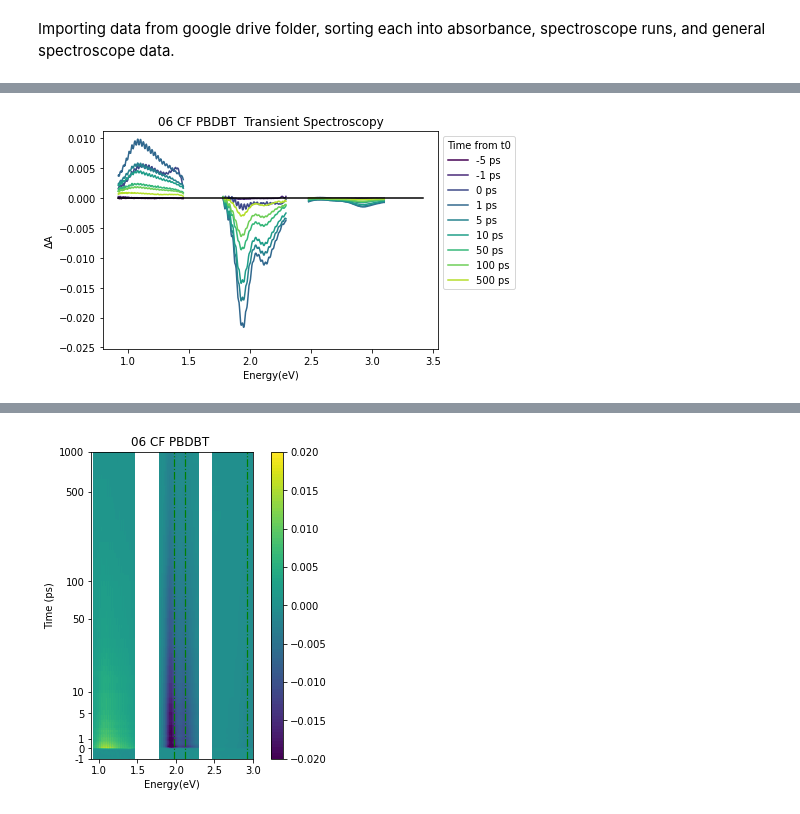
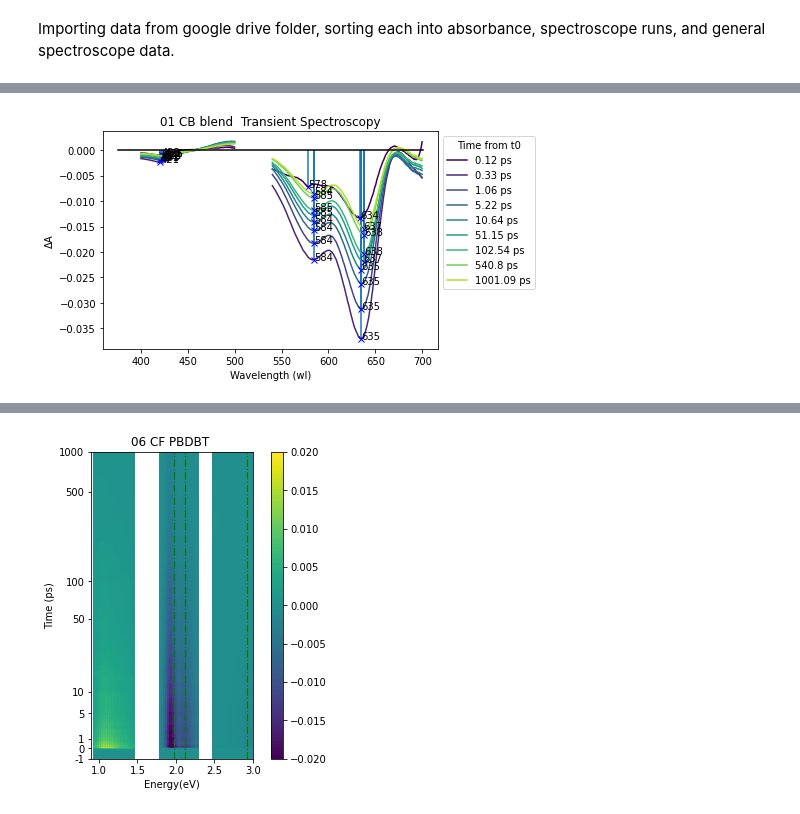
Before and after one commit to farbowitz/Sheffield-TA-Analysis-Code, a Jupyter notebook: PBDBT-ITIC TA Analysis-2.ipynb, the cells around one changed output, grey strips where cells are left out. Saved outputs shown, nothing was run; the diff lists cells and outputs as text; code cells hidden in the pictures.

```diff
--- a/PBDBT-ITIC TA Analysis-2.ipynb
+++ b/PBDBT-ITIC TA Analysis-2.ipynb
@@ -86,16 +86,18 @@ Mounted at drive
 # %% [markdown]
 Importing data from google drive folder, sorting each into absorbance, spectroscope runs, and general spectroscope data.
 # %%
+
+#REMOVE NOISY SECTIONS, ADJUST NIR AND UVVIS TO LOOK CONTINUOUS ON GRAPH
 for name in Spec_data:
   if 'UvVis' in name:
-    new = Spec_data[name][~((Spec_data[name].index <= 1239.842/400) & (Spec_data[name].index >= 1239.842/700))]
+    new = Spec_data[name][~((Spec_data[name].index > 400) & (Spec_data[name].index < 700))]
     print(Spec_data[name].loc[new.index, :])
     Spec_data[name].loc[new.index, :] = np.nan
     Spec_data[name] = Spec_data[name]/0.6
 
   else:
     print(name)
-    new = Spec_data[name][~((Spec_data[name].index > 1239.842/1400) & (Spec_data[name].index < 1239.842/850))]
+    new = Spec_data[name][~((Spec_data[name].index < 1400) & (Spec_data[name].index > 850))]
     print(Spec_data[name].loc[new.index, :])
     Spec_data[name].loc[new.index, :] = np.nan
     Spec_data[name] = Spec_data[name]*3
@@ -103,9 +105,11 @@ for name in Spec_data:
 #remember to remove laser signal
 for name in Spec_data:
   if 'UvVis' in name:
-    new = Spec_data[name][((Spec_data[name].index >= 1239.842/540) & (Spec_data[name].index <= 1239.842/500))]
+    new = Spec_data[name][((Spec_data[name].index <= 540) & (Spec_data[name].index >= 500))]
     print(Spec_data[name].loc[new.index, :])
     Spec_data[name].loc[new.index, :] = np.nan
+
+#create new dataset
 merged_data = {}
 for name1 in Spec_data:
   for name2 in Spec_data:
@@ -162,13 +259,9 @@ Energy(eV)                                ...
 # %%
-def spec_time_data(name, times):
-  plt.subplots()
-  for i in range(len(times)):
-      plt.plot(np.asarray(merge_interp[name].index), np.asarray(merge_interp[name][times[i]]),  label=str(dex[i])+' ps', color=colormap(i/n))
-      plt.legend(title='Time from t0', bbox_to_anchor=(1,1), loc="upper left")
-      plt.title(name + " Transient Spectroscopy")
-      plt.xlabel('Energy(eV)')
-      plt.ylabel('ΔA')
-      plt.ylim(.65*switch(name, bmin, pmin, imin), 0.65*switch(name, bmax, pmax, imax))
+
+
+
+
+'''
 #color method from stack exchange :https://stackoverflow.com/questions/25668828/how-to-create-colour-gradient-in-python
 def colorFader(c1,c2,mix=0): #fade (linear interpolate) from color c1 (at mix=0) to c2 (mix=1)
     c1=np.array(mpl.colors.to_rgb(c1))
@@ -176,7 +269,7 @@ def colorFader(c1,c2,mix=0): #fade (linear interpolate) from color c1 (at mix=0)
     return mpl.colors.to_hex((1-mix)*c1 + mix*c2)
 c1='white'
 c2='black'
-n=len(times)
+#n=len(times)
 #better color method?
 colormap = cm.get_cmap('viridis')
 #find global maxes to fix TA scale
@@ -208,8 +301,7 @@ imax = max(imaxes)
 imin = min(imins)
 gmax = max(maxes)
 gmin = min(mins)
-print(imaxes)
-print(imins)
+'''
 #routine for switching between type comparisons
 def switch(name, a, b, c):
   if int(name[0:2]) <= 4:
@@ -233,16 +325,47 @@ def find_nearest(array, number, direction):
         if not _delta_positive.empty:
             idx = _delta_positive.min()
     return idx
-for name in merge_interp:
-  dex = [-5, -1, 0, 1, 5, 10, 50, 100, 500]
-  times = []
-  for i in range(len(dex)):
-    times.append(np.around(find_nearest(merge_interp[name].columns,dex[i], 'forward')+dex[i], 2))
-  spec_time_data(name, times)
-  plt.plot(np.array(merge_interp[name].index), np.zeros(len(merge_interp[name].index), dtype=float, order='C'), color='black')
-  plt.show()
+
+#SUCH BIZARRE CODE, UPDATE: CLEANED IT!
+names = [name for name in merge_interp]
+#define colormap for future graphs
+cmap = 'viridis'
 
 
-  print(name)
-  plt.show()
+def spec_time_data(spectrum, names=names, desired_times = [0.1, 0.3,  1, 5, 10, 50, 100, 500,950], cmap=cmap):
+  colormap = cm.get_cmap(cmap)
+  for name in names:
+    ##use whichever dataset it belongs to (both!)
+    if spectrum == 'NIR':
+      df = data_NIR[name]
+    elif spectrum == 'UVVis':
+      df = data_UVVis[name]
+    else:
+      return None
+
+    ##actual time index will find closest element to desired times
+    for desired_time in desired_times:
+      time = np.around(find_nearest(df.columns,desired_time, 'forward')+desired_time, 2)
+      X = np.asarray(df.index)
+      y =  np.asarray(df[time])
+
+      #plots with color along the color map simply linearly following the index of desired times
+      plt.plot(X,y, label=str(time)+' ps', color=colormap(desired_times.index(desired_time)/len(desired_times)))
+      if time > 0.01:
+        #add in peaks
+        plot_peaks(df, time)
+
+
+
+    plt.legend(title='Time from t0', bbox_to_anchor=(1,1), loc="upper left")
+    plt.title(name + " Transient Spectroscopy")
+    plt.xlabel('Wavelength (wl)')
+    plt.ylabel('ΔA')
+
+    #0 line?
+    plt.plot(np.array(df.index),  np.zeros(len(df.index), dtype=float, order='C'), color='black')
+    plt.show()
+
+#spec_time_data('NIR')
+spec_time_data('UVVis')
 # %% [output]
@@ -251 +372 @@ for name in merge_interp:
-[figure, old version]
+[figure, new version]
```
Also changed, not shown: parts of 9 cells of this notebook, 6 other files.
